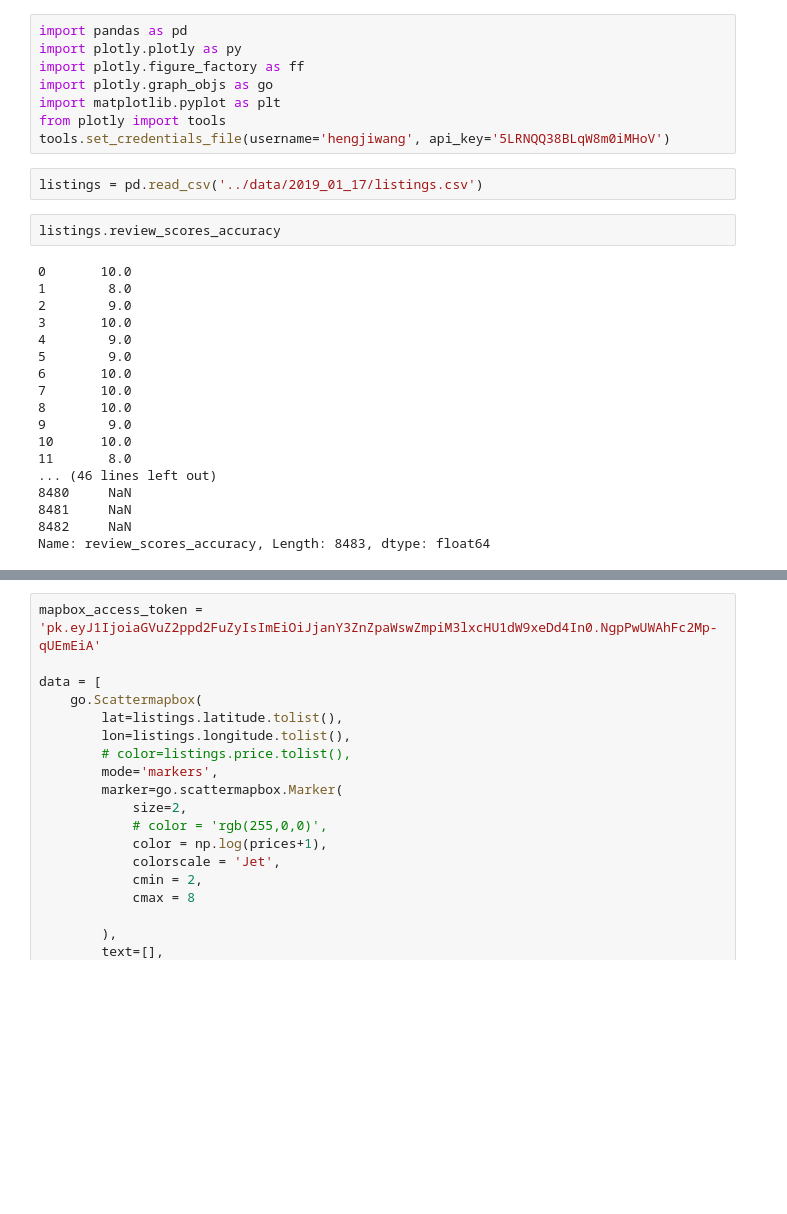
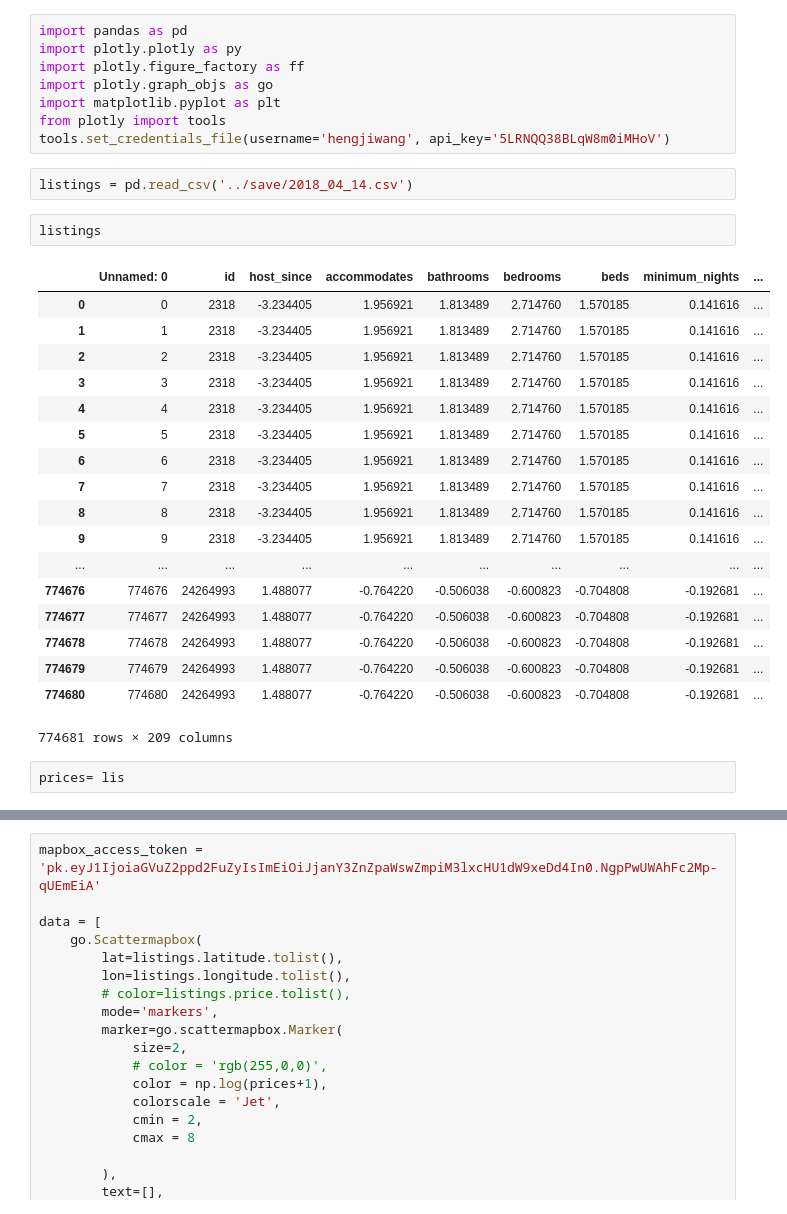
Before and after one commit to hengjiwang/seattle_airbnb_prediction, a Jupyter notebook: clean_and_feature_extraction/data_visualization.ipynb, the cells around one changed output, grey strips where cells are left out. Drawn from its saved outputs; the diff is of its cells as text; blank space fills up the shorter version.

```diff
--- a/clean_and_feature_extraction/data_visualization.ipynb
+++ b/clean_and_feature_extraction/data_visualization.ipynb
@@ -9,27 +9,30 @@ import matplotlib.pyplot as plt
 from plotly import tools
 tools.set_credentials_file(username='hengjiwang', api_key='5LRNQQ38BLqW8m0iMHoV')
 # %%
-listings = pd.read_csv('../data/2019_01_17/listings.csv')
+listings = pd.read_csv('../save/2018_04_14.csv')
 # %%
-listings.review_scores_accuracy
+listings
 # %% [output]
+|  | Unnamed: 0 | id | host_since | accommodates | bathrooms | bedrooms | beds | minimum_nights | ... |
+| 0 | 0 | 2318 | -3.234405 | 1.956921 | 1.813489 | 2.714760 | 1.570185 | 0.141616 | ... |
+| 1 | 1 | 2318 | -3.234405 | 1.956921 | 1.813489 | 2.714760 | 1.570185 | 0.141616 | ... |
+| 2 | 2 | 2318 | -3.234405 | 1.956921 | 1.813489 | 2.714760 | 1.570185 | 0.141616 | ... |
+| 3 | 3 | 2318 | -3.234405 | 1.956921 | 1.813489 | 2.714760 | 1.570185 | 0.141616 | ... |
+| 4 | 4 | 2318 | -3.234405 | 1.956921 | 1.813489 | 2.714760 | 1.570185 | 0.141616 | ... |
+| 5 | 5 | 2318 | -3.234405 | 1.956921 | 1.813489 | 2.714760 | 1.570185 | 0.141616 | ... |
+| 6 | 6 | 2318 | -3.234405 | 1.956921 | 1.813489 | 2.714760 | 1.570185 | 0.141616 | ... |
+| 7 | 7 | 2318 | -3.234405 | 1.956921 | 1.813489 | 2.714760 | 1.570185 | 0.141616 | ... |
+| 8 | 8 | 2318 | -3.234405 | 1.956921 | 1.813489 | 2.714760 | 1.570185 | 0.141616 | ... |
+| 9 | 9 | 2318 | -3.234405 | 1.956921 | 1.813489 | 2.714760 | 1.570185 | 0.141616 | ... |
+| ... | ... | ... | ... | ... | ... | ... | ... | ... | ... |
+| 774676 | 774676 | 24264993 | 1.488077 | -0.764220 | -0.506038 | -0.600823 | -0.704808 | -0.192681 | ... |
+| 774677 | 774677 | 24264993 | 1.488077 | -0.764220 | -0.506038 | -0.600823 | -0.704808 | -0.192681 | ... |
+| 774678 | 774678 | 24264993 | 1.488077 | -0.764220 | -0.506038 | -0.600823 | -0.704808 | -0.192681 | ... |
+| 774679 | 774679 | 24264993 | 1.488077 | -0.764220 | -0.506038 | -0.600823 | -0.704808 | -0.192681 | ... |
+| 774680 | 774680 | 24264993 | 1.488077 | -0.764220 | -0.506038 | -0.600823 | -0.704808 | -0.192681 | ... |
-0       10.0
-1        8.0
-2        9.0
-3       10.0
-4        9.0
-5        9.0
-6       10.0
-7       10.0
-8       10.0
-9        9.0
-10      10.0
-11       8.0
-... (46 lines left out)
-8480     NaN
-8481     NaN
-8482     NaN
-Name: review_scores_accuracy, Length: 8483, dtype: float64
+774681 rows × 209 columns
+# %%
+prices= lis
 # %%
 plt.hist(np.log(prices+1))
 plt.show()
```
Also changed, not shown: parts of 1 cell of this notebook, 6 other files.
